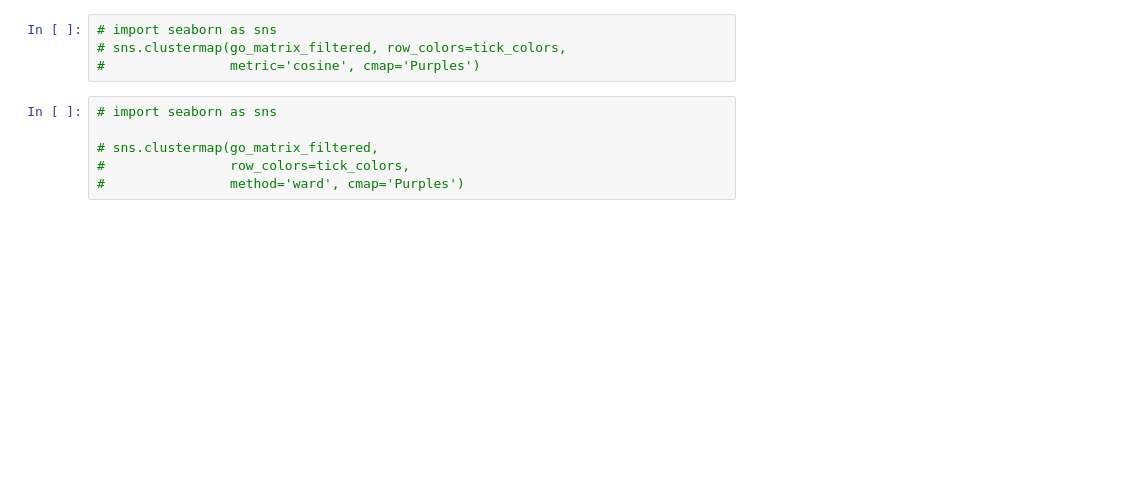
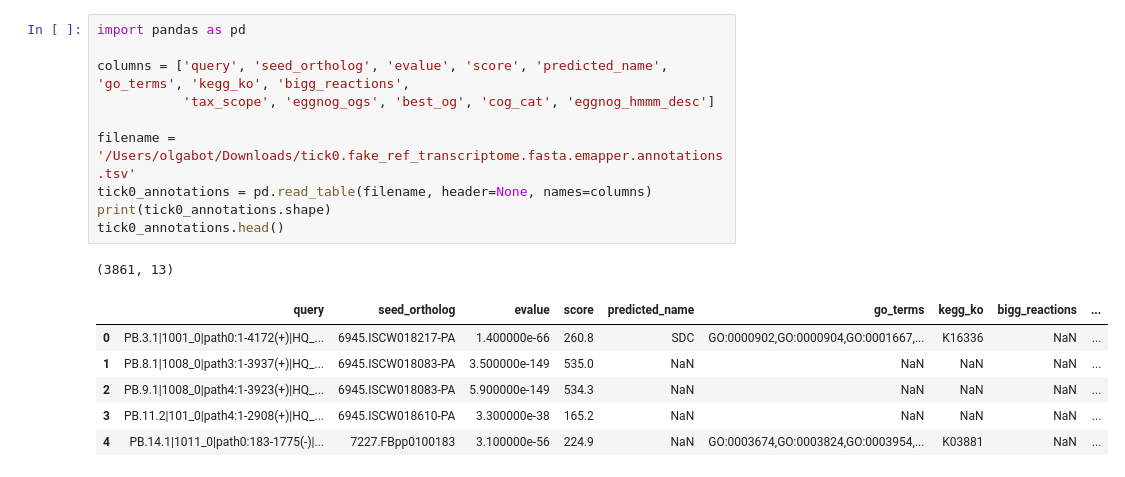
Before and after one commit to czbiohub/tick-genome, a Jupyter notebook: notebooks/012_read_eggnog_output.ipynb, the cells around one changed output. Drawn from its saved outputs; the diff is of its cells as text; blank space fills up the shorter version.

Commit message:
use master version of notebooks/012_read_eggnog_output.ipynb

```diff
--- a/notebooks/012_read_eggnog_output.ipynb
+++ b/notebooks/012_read_eggnog_output.ipynb
@@ -437,10 +1,18 @@ dtype: object
-# %%
-# import seaborn as sns
-# sns.clustermap(go_matrix_filtered, row_colors=tick_colors,
-#                metric='cosine', cmap='Purples')
-# %%
-# import seaborn as sns
-
-# sns.clustermap(go_matrix_filtered,
-#                row_colors=tick_colors,
-#                method='ward', cmap='Purples')
+# %%
+import pandas as pd
+
+columns = ['query', 'seed_ortholog', 'evalue', 'score', 'predicted_name', 'go_terms', 'kegg_ko', 'bigg_reactions',
+           'tax_scope', 'eggnog_ogs', 'best_og', 'cog_cat', 'eggnog_hmmm_desc']
+
+filename = '/Users/olgabot/Downloads/tick0.fake_ref_transcriptome.fasta.emapper.annotations.tsv'
+tick0_annotations = pd.read_table(filename, header=None, names=columns)
+print(tick0_annotations.shape)
+tick0_annotations.head()
+# %% [output]
+(3861, 13)
+|  | query | seed_ortholog | evalue | score | predicted_name | go_terms | kegg_ko | bigg_reactions | ... |
+| 0 | PB.3.1|1001_0|path0:1-4172(+)|HQ_... | 6945.ISCW018217-PA | 1.400000e-66 | 260.8 | SDC | GO:0000902,GO:0000904,GO:0001667,... | K16336 | NaN | ... |
+| 1 | PB.8.1|1008_0|path3:1-3937(+)|HQ_... | 6945.ISCW018083-PA | 3.500000e-149 | 535.0 | NaN | NaN | NaN | NaN | ... |
+| 2 | PB.9.1|1008_0|path4:1-3923(+)|HQ_... | 6945.ISCW018083-PA | 5.900000e-149 | 534.3 | NaN | NaN | NaN | NaN | ... |
+| 3 | PB.11.2|101_0|path4:1-2908(+)|HQ_... | 6945.ISCW018610-PA | 3.300000e-38 | 165.2 | NaN | NaN | NaN | NaN | ... |
+| 4 | PB.14.1|1011_0|path0:183-1775(-)|... | 7227.FBpp0100183 | 3.100000e-56 | 224.9 | NaN | GO:0003674,GO:0003824,GO:0003954,... | K03881 | NaN | ... |
```
Also changed, not shown: parts of 54 cells of this notebook.
